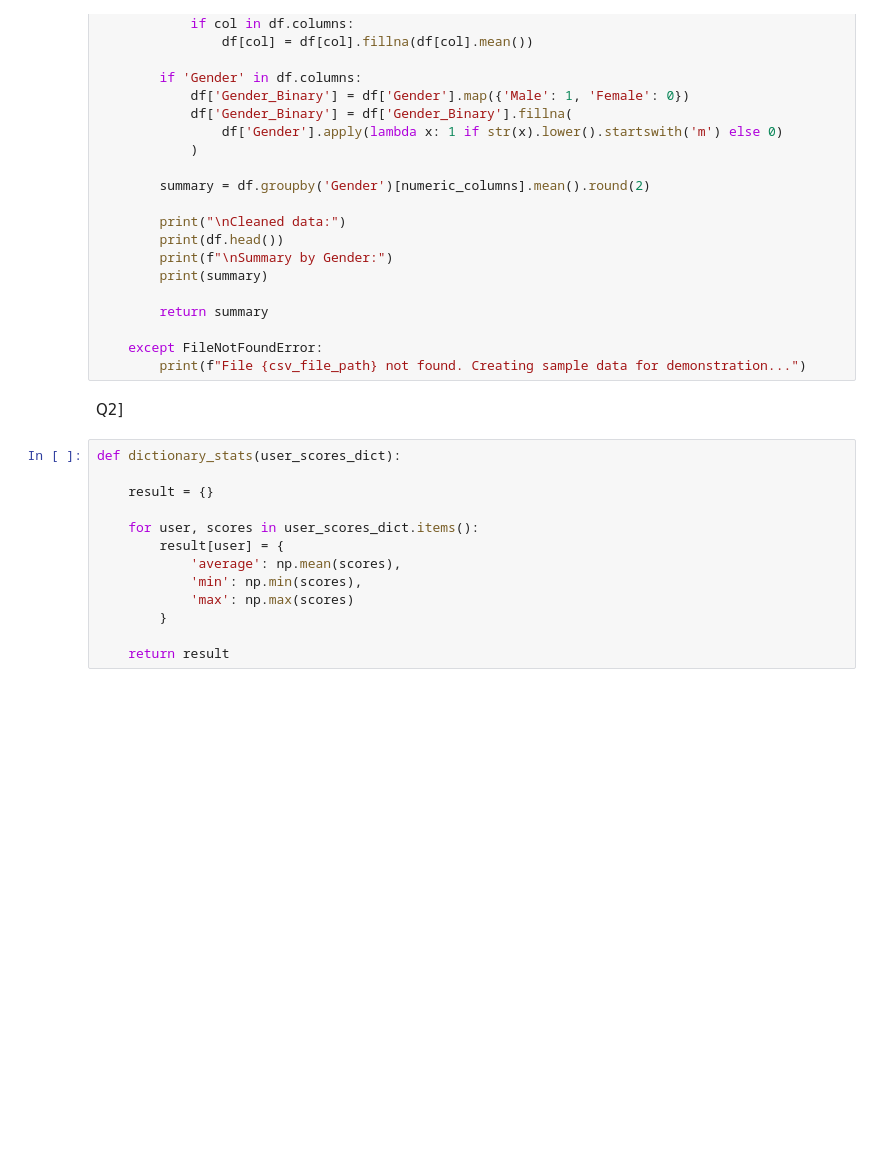
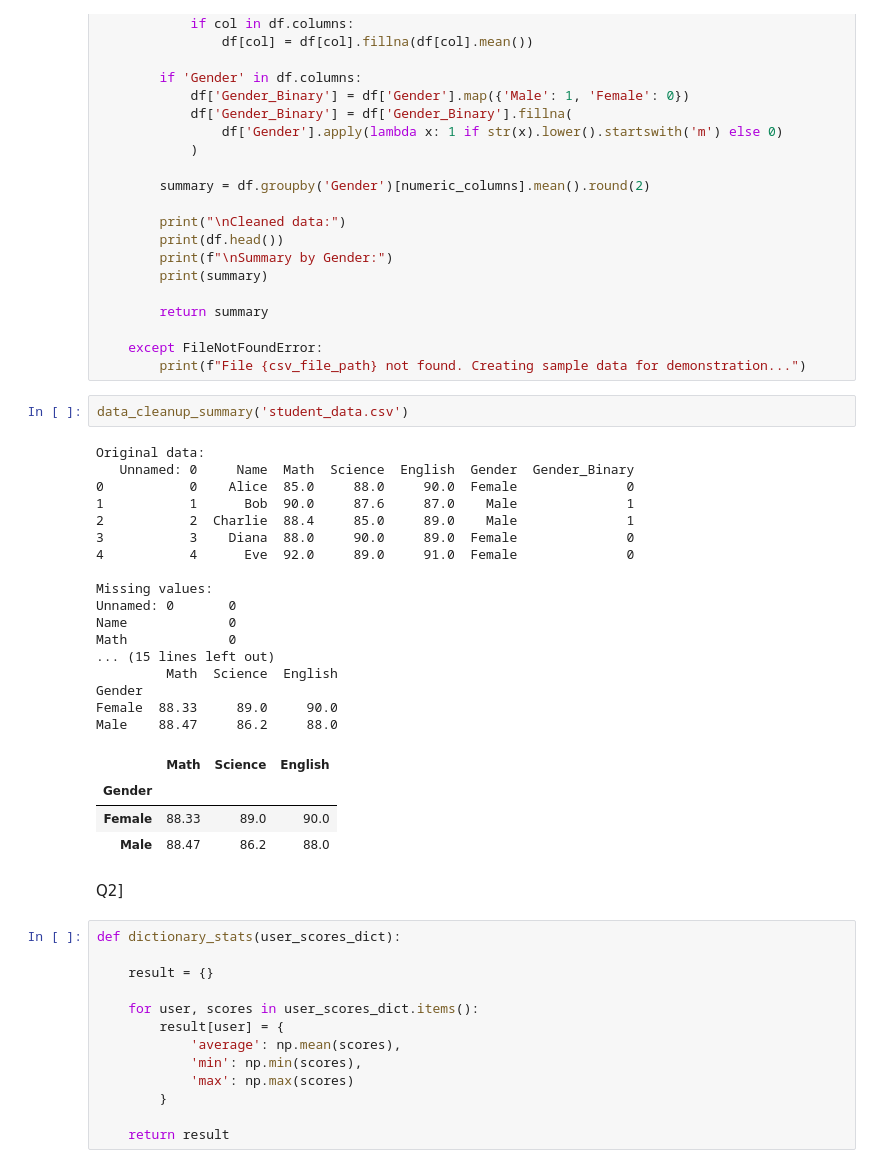
Before and after one commit to SagarNikam09/Task_CB_ai, a Jupyter notebook: Task_CB.ipynb, the cells around one changed output. Saved outputs shown, nothing was run; the diff lists cells and outputs as text; blank space fills up the shorter version.

```diff
--- a/Task_CB.ipynb
+++ b/Task_CB.ipynb
@@ -36,6 +37,30 @@ def data_cleanup_summary(csv_file_path):
 
     except FileNotFoundError:
         print(f"File {csv_file_path} not found. Creating sample data for demonstration...")
+# %%
+data_cleanup_summary('student_data.csv')
+# %% [output]
+Original data:
+   Unnamed: 0     Name  Math  Science  English  Gender  Gender_Binary
+0           0    Alice  85.0     88.0     90.0  Female              0
+1           1      Bob  90.0     87.6     87.0    Male              1
+2           2  Charlie  88.4     85.0     89.0    Male              1
+3           3    Diana  88.0     90.0     89.0  Female              0
+4           4      Eve  92.0     89.0     91.0  Female              0
+
+Missing values:
+Unnamed: 0       0
+Name             0
+Math             0
+... (15 lines left out)
+         Math  Science  English
+Gender
+Female  88.33     89.0     90.0
+Male    88.47     86.2     88.0
+|  | Math | Science | English |
+| Gender |  |  |  |
+| Female | 88.33 | 89.0 | 90.0 |
+| Male | 88.47 | 86.2 | 88.0 |
 # %% [markdown]
 Q2]
 # %%
```
Also changed, not shown: parts of 17 cells of this notebook.
